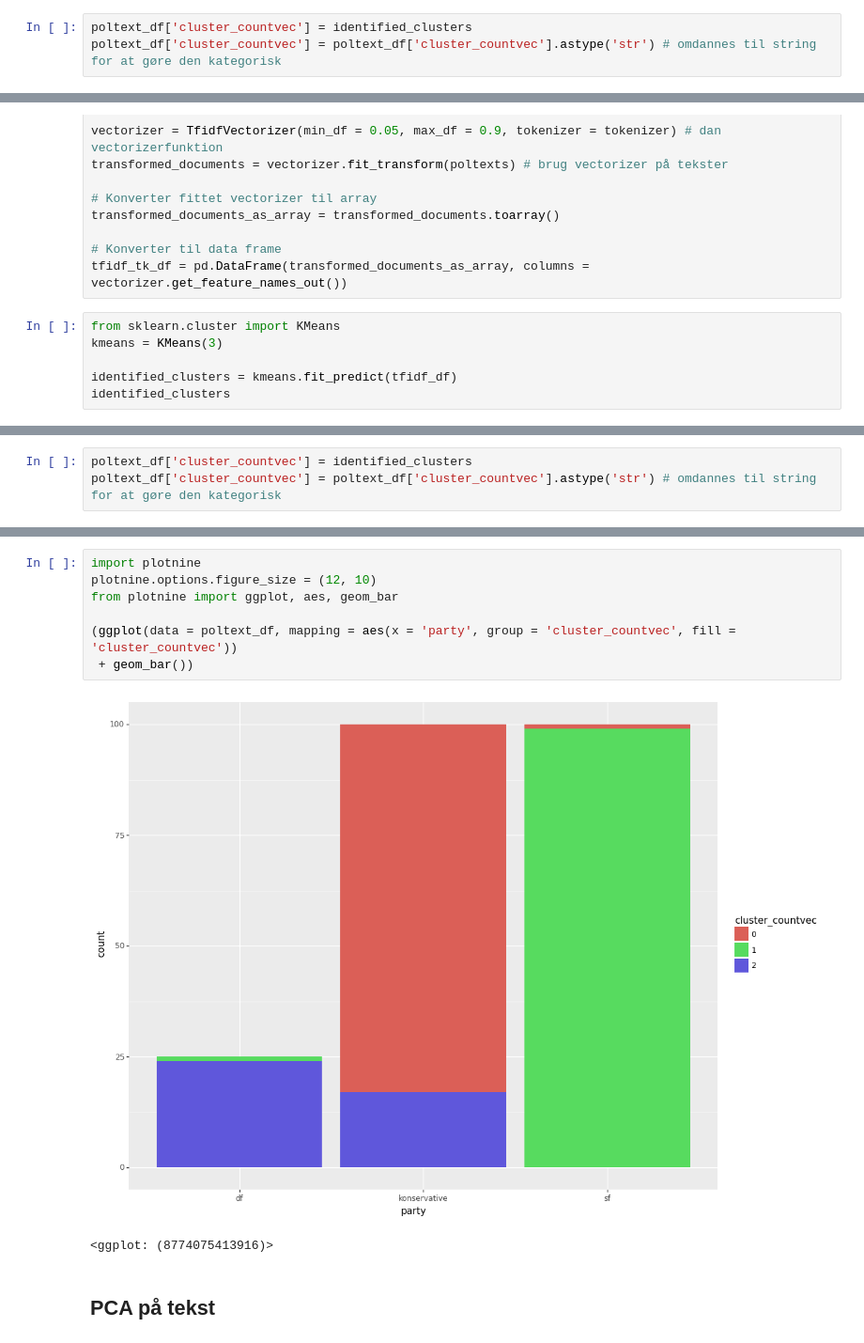
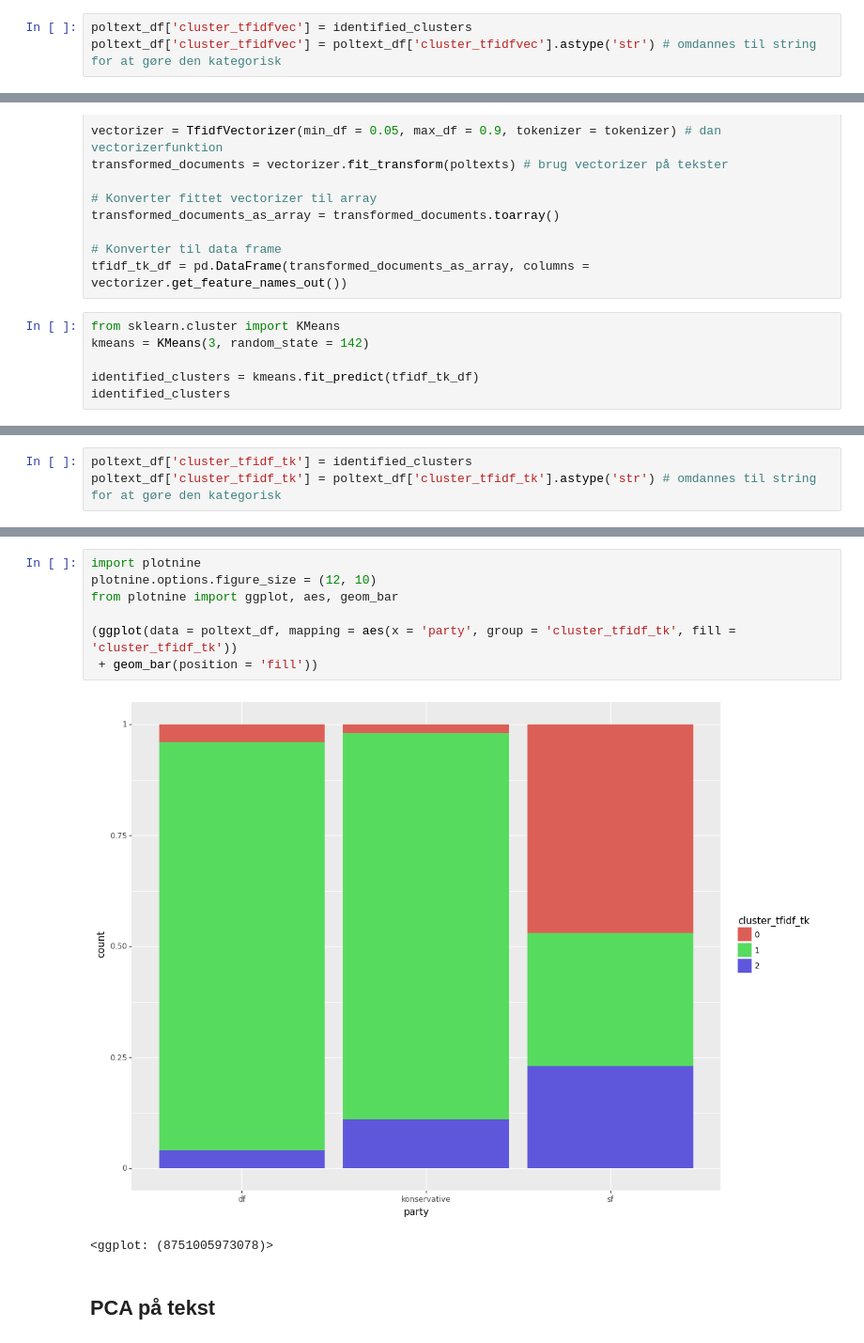
Before and after one commit to quasidemic/course_sds-I, a Jupyter notebook: sessions/09_clean-text/notebooks/text-clustering.ipynb, the cells around one changed output, grey strips where cells are left out. Shown: that part at 94% size. Saved outputs shown, nothing was run; the diff lists cells and outputs as text.

```diff
--- a/sessions/09_clean-text/notebooks/text-clustering.ipynb
+++ b/sessions/09_clean-text/notebooks/text-clustering.ipynb
@@ -203,5 +183,5 @@ array([0, 0, 0, 0, 0, 0, 0, 0, 0, 0, 0, 0, 0, 0, 0, 0, 0, 0, 0, 1, 0, 0,
        1, 1, 1, 1, 1], dtype=int32)
 # %%
-poltext_df['cluster_countvec'] = identified_clusters
-poltext_df['cluster_countvec'] = poltext_df['cluster_countvec'].astype('str') # omdannes til string for at gøre den kategorisk
+poltext_df['cluster_tfidfvec'] = identified_clusters
+poltext_df['cluster_tfidfvec'] = poltext_df['cluster_tfidfvec'].astype('str') # omdannes til string for at gøre den kategorisk
 # %%
@@ -264,8 +245,8 @@ transformed_documents_as_array = transformed_documents.toarray()
 tfidf_tk_df = pd.DataFrame(transformed_documents_as_array, columns = vectorizer.get_feature_names_out())
 # %%
 from sklearn.cluster import KMeans
-kmeans = KMeans(3)
+kmeans = KMeans(3, random_state = 142)
 
-identified_clusters = kmeans.fit_predict(tfidf_df)
+identified_clusters = kmeans.fit_predict(tfidf_tk_df)
 identified_clusters
 # %% [output]
@@ -283,4 +264,4 @@ array([1, 1, 1, 1, 1, 1, 1, 1, 1, 1, 1, 1, 1, 1, 1, 1, 1, 1, 1, 1, 1, 1,
 # %%
-poltext_df['cluster_countvec'] = identified_clusters
-poltext_df['cluster_countvec'] = poltext_df['cluster_countvec'].astype('str') # omdannes til string for at gøre den kategorisk
+poltext_df['cluster_tfidf_tk'] = identified_clusters
+poltext_df['cluster_tfidf_tk'] = poltext_df['cluster_tfidf_tk'].astype('str') # omdannes til string for at gøre den kategorisk
 # %%
@@ -297,13 +281,13 @@ dtype: float64
 # %%
 import plotnine
 plotnine.options.figure_size = (12, 10)
 from plotnine import ggplot, aes, geom_bar
 
-(ggplot(data = poltext_df, mapping = aes(x = 'party', group = 'cluster_countvec', fill = 'cluster_countvec'))
- + geom_bar())
+(ggplot(data = poltext_df, mapping = aes(x = 'party', group = 'cluster_tfidf_tk', fill = 'cluster_tfidf_tk'))
+ + geom_bar(position = 'fill'))
 # %% [output]
-[figure, old version]
+[figure, new version]
-<ggplot: (8774075413916)>
+<ggplot: (8751005973078)>
 # %% [markdown]
 ## PCA på tekst
 # %%
```
Also changed, not shown: parts of 10 cells of this notebook, 8 other files.
